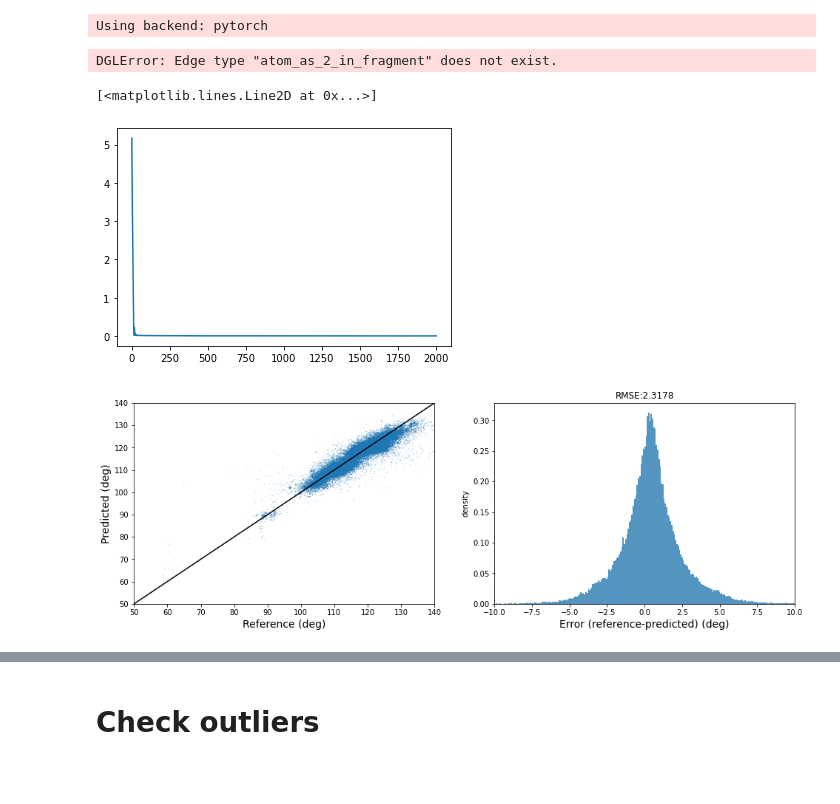
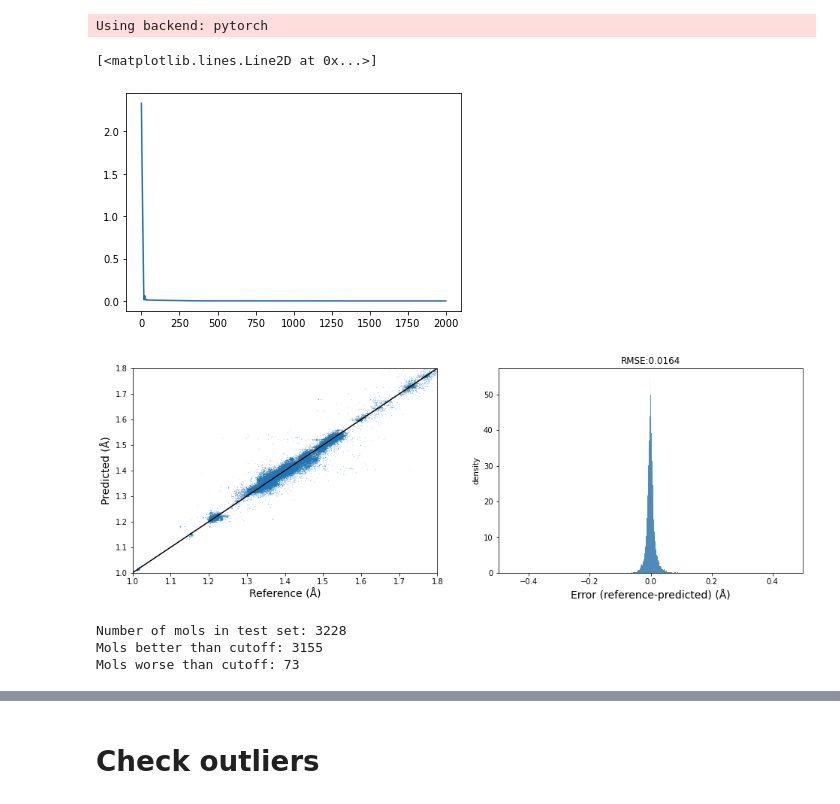
Before and after one commit to cschlick/PhenixML, a Jupyter notebook: notebooks/GNN Bonds GEO MP_Bonded Janossy Readou.ipynb, the cells around one changed output, grey strips where cells are left out. Cells and saved outputs as stored; diff of their text form; code cells hidden in the pictures; blank space fills up the shorter version.

```diff
--- a/notebooks/GNN Bonds GEO MP_Bonded Janossy Readou.ipynb
+++ b/notebooks/GNN Bonds GEO MP_Bonded Janossy Readou.ipynb
@@ -46,7 +46,7 @@ from phenixml.models.readout import ReadoutLinearJanossy
 gpuid = 1
 n_units = 128
 n_layers_mp = 3
-fragment_size = 3
+fragment_size = 2
 feature_units = molgraphs[0].heterograph.nodes["atom"].data["h0"].shape[1]
 
 
@@ -64,7 +64,7 @@ message_passing = MessagePassing(
 n_layers_readout = 3
 config = []
 for n_layer in range(n_layers_readout):
-  config+=[n_units,"relu"]
+  config+=[64,"relu"]
 
 readout = ReadoutLinearJanossy(
     in_features=n_units,
@@ -98,24 +98,21 @@ for epoch in tqdm.tqdm(range(n_epoch)):
     batch_losses.append(loss.item())
 
   epoch_losses.append(np.mean(batch_losses))
-# %% [output]
-DGLError: Edge type "atom_as_2_in_fragment" does not exist.
 # %%
 plt.plot(epoch_losses)
 # %% [output]
 [<matplotlib.lines.Line2D at 0x...>]
-[figure, old version]
+[figure, new version]
 # %%
 if gpuid is not None:
   model = model.to("cpu")
 test_batch = model(dataset_test.heterograph)
 a,b = (test_batch.nodes["fragment"].data["ref"],
        test_batch.nodes["fragment"].data["pred"])
 a,b = to_np(a).flatten(),to_np(b).flatten()
-a,b = np.degrees(a), np.degrees(b)
-plot_geom_eval(a,b,mode="angle")
+plot_geom_eval(a,b,mode="bond")
 # %% [output]
-[figure, old version]
+[figure, new version]
 # %%
 # evaluate
 mol_containers = defaultdict(list)
@@ -123,14 +120,17 @@ for i,fragment in enumerate(dataset_test.fragments):
 
   ref,pred = (test_batch.nodes["fragment"].data["ref"][i].item(),
               test_batch.nodes["fragment"].data["pred"][i].item())
-  ref,pred = np.degrees(ref),np.degrees(pred)
   error = np.abs(ref-pred)
   mol_containers[fragment.mol_container].append(error)
 
 worst = np.array([np.max(value) for key,value in mol_containers.items()])
-cutoff = 10
+cutoff = 0.1
 n_ok = (worst<=cutoff).sum()
 n_bad = (worst>cutoff).sum()
 print("Number of mols in test set:",len(mol_containers))
 print("Mols better than cutoff:",n_ok)
 print("Mols worse than cutoff:",n_bad)
+# %% [output]
+Number of mols in test set: 3228
+Mols better than cutoff: 3155
+Mols worse than cutoff: 73
```
Also changed, not shown: parts of 14 cells of this notebook, 6 other files.
